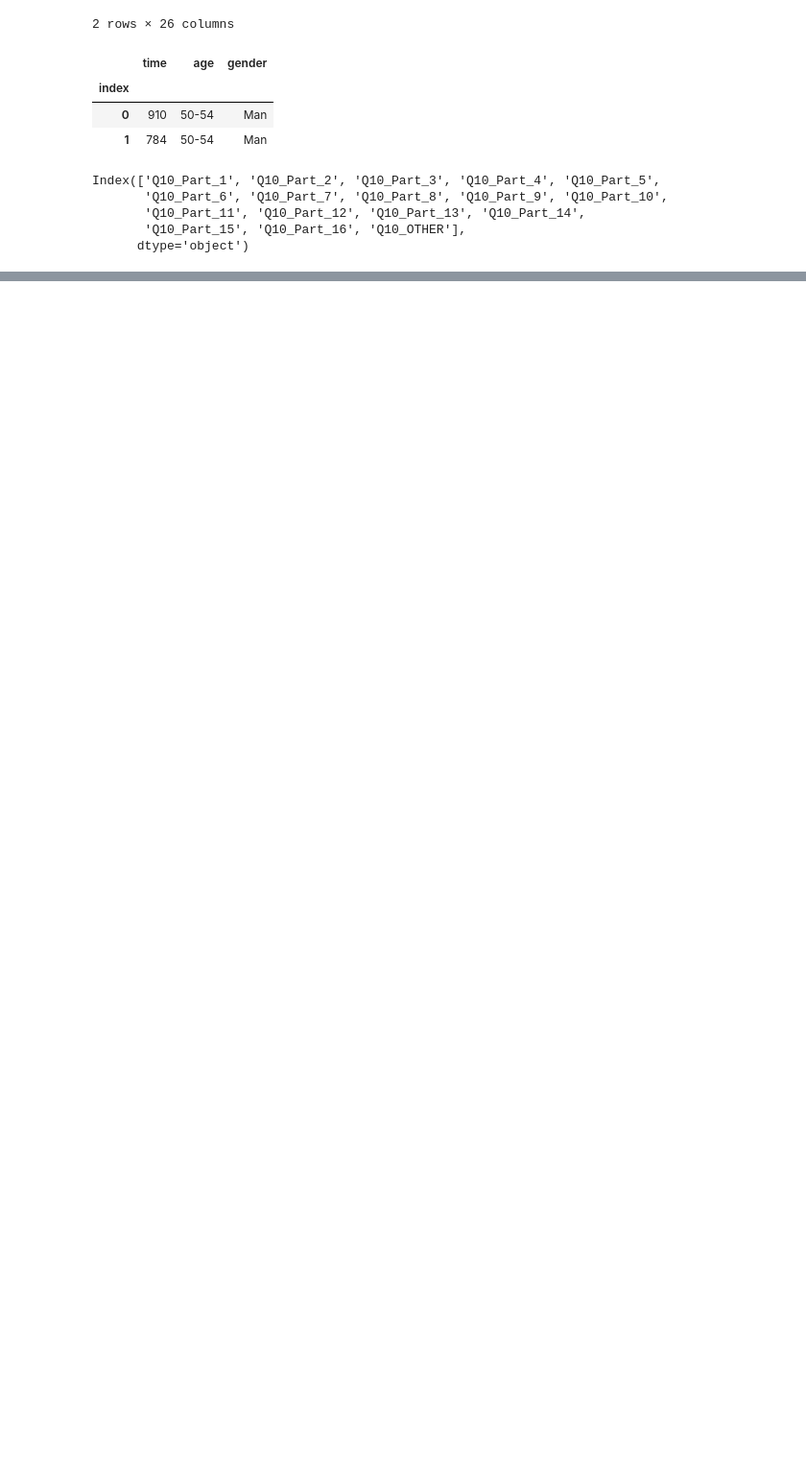
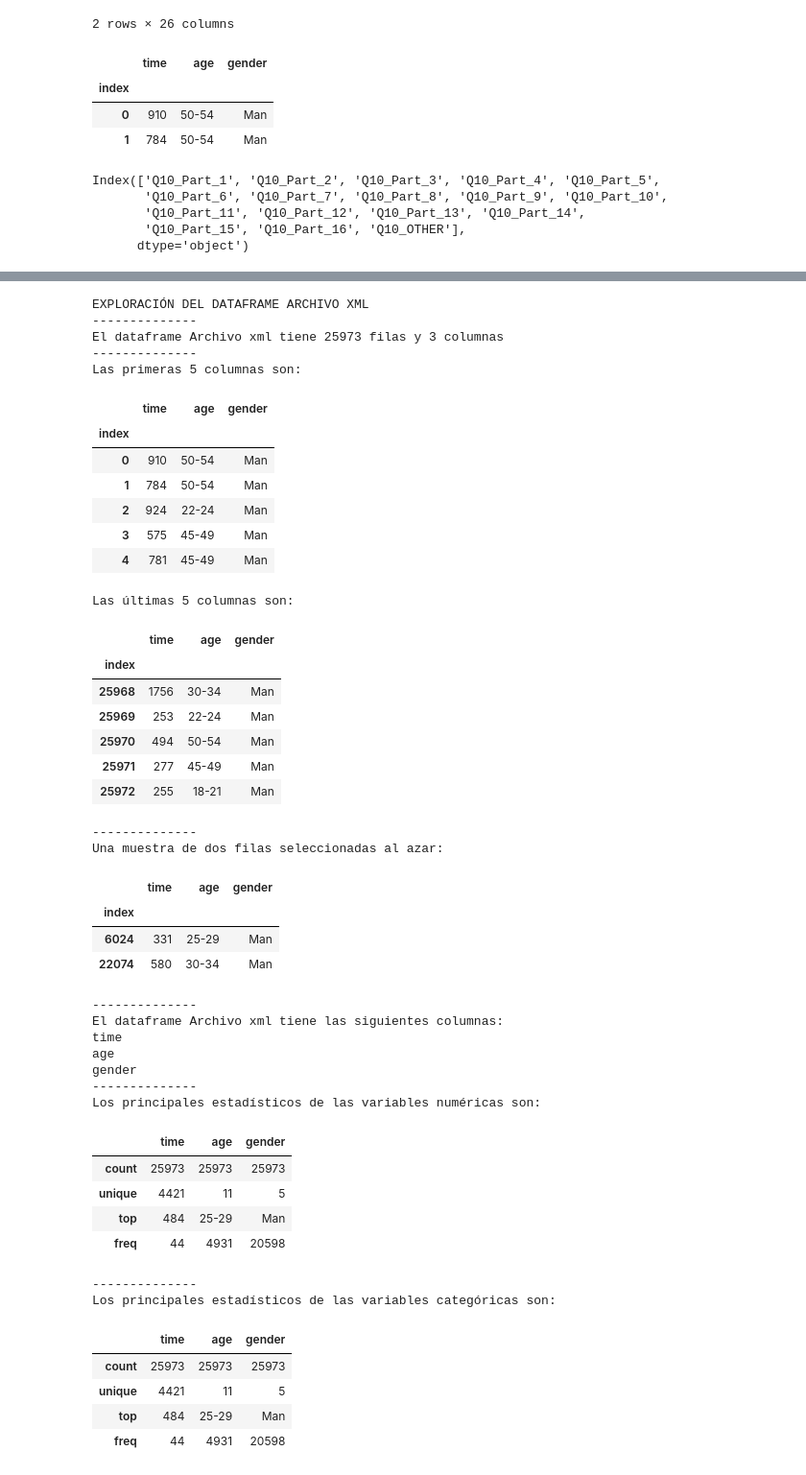
Before and after one commit to MaitaneP/adalab-da-modulo2-proyecto-equipo3, a Jupyter notebook: jupyter_proyecto2.ipynb, the cells around one changed output, grey strips where cells are left out. Shown at 96% size. Saved outputs shown, nothing was run; the diff lists cells and outputs as text; code cells hidden in the pictures; blank space fills up the shorter version.

```diff
--- a/jupyter_proyecto2.ipynb
+++ b/jupyter_proyecto2.ipynb
@@ -182,0 +412,48 @@ Index(['Q10_Part_1', 'Q10_Part_2', 'Q10_Part_3', 'Q10_Part_4', 'Q10_Part_5',
+# %%
+df_explore(df_xml, 'Archivo xml')
+# %% [output]
+EXPLORACIÓN DEL DATAFRAME ARCHIVO XML
+--------------
+El dataframe Archivo xml tiene 25973 filas y 3 columnas
+--------------
+Las primeras 5 columnas son:
+|  | time | age | gender |
+| index |  |  |  |
+| 0 | 910 | 50-54 | Man |
+| 1 | 784 | 50-54 | Man |
+| 2 | 924 | 22-24 | Man |
+| 3 | 575 | 45-49 | Man |
+| 4 | 781 | 45-49 | Man |
+Las últimas 5 columnas son:
+|  | time | age | gender |
+| index |  |  |  |
+| 25968 | 1756 | 30-34 | Man |
+| 25969 | 253 | 22-24 | Man |
+| 25970 | 494 | 50-54 | Man |
+| 25971 | 277 | 45-49 | Man |
+| 25972 | 255 | 18-21 | Man |
+--------------
+Una muestra de dos filas seleccionadas al azar:
+|  | time | age | gender |
+| index |  |  |  |
+| 6024 | 331 | 25-29 | Man |
+| 22074 | 580 | 30-34 | Man |
+--------------
+El dataframe Archivo xml tiene las siguientes columnas:
+time
+age
+gender
+--------------
+Los principales estadísticos de las variables numéricas son:
+|  | time | age | gender |
+| count | 25973 | 25973 | 25973 |
+| unique | 4421 | 11 | 5 |
+| top | 484 | 25-29 | Man |
+| freq | 44 | 4931 | 20598 |
+--------------
+Los principales estadísticos de las variables categóricas son:
+|  | time | age | gender |
+| count | 25973 | 25973 | 25973 |
+| unique | 4421 | 11 | 5 |
+| top | 484 | 25-29 | Man |
+| freq | 44 | 4931 | 20598 |
```
Also changed, not shown: parts of 7 cells of this notebook, 1 other file.
